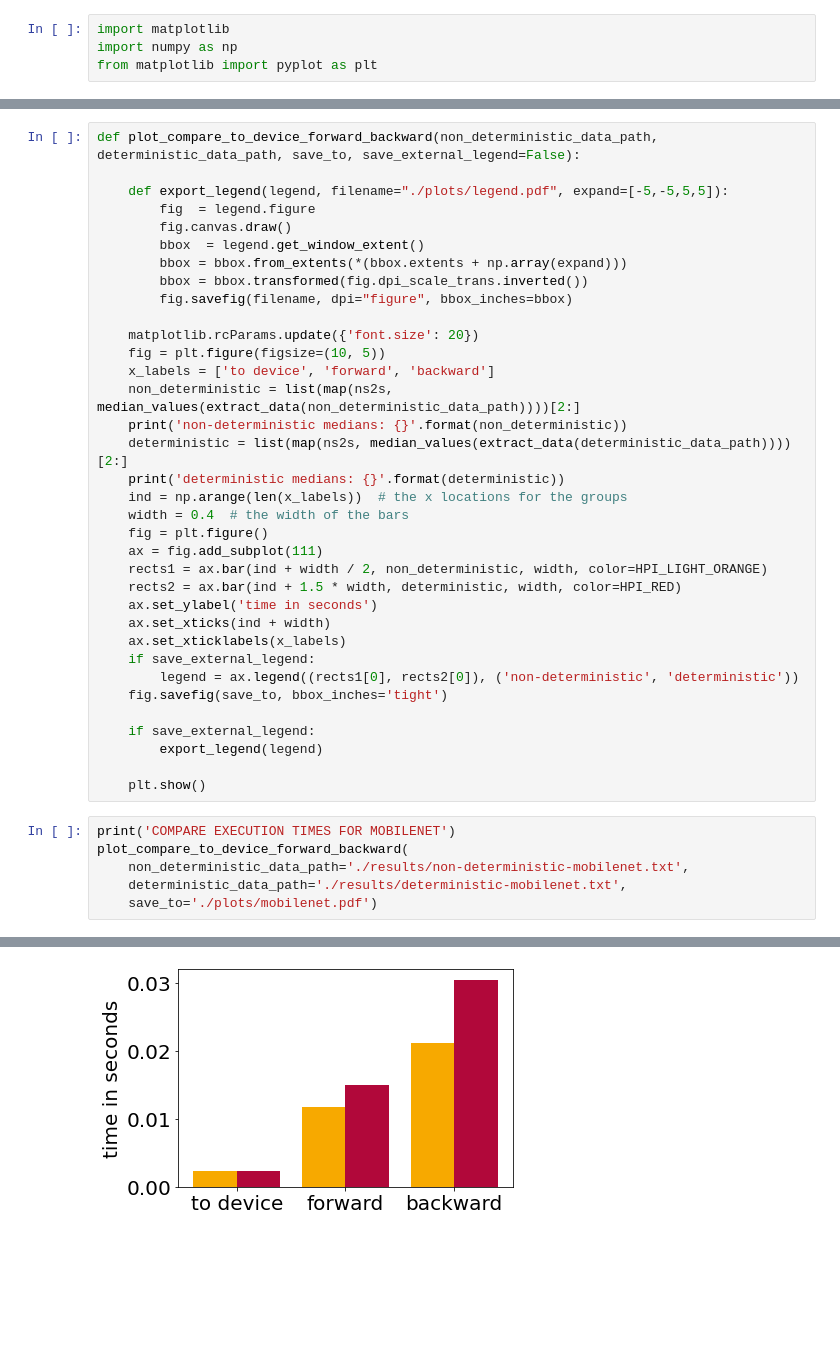
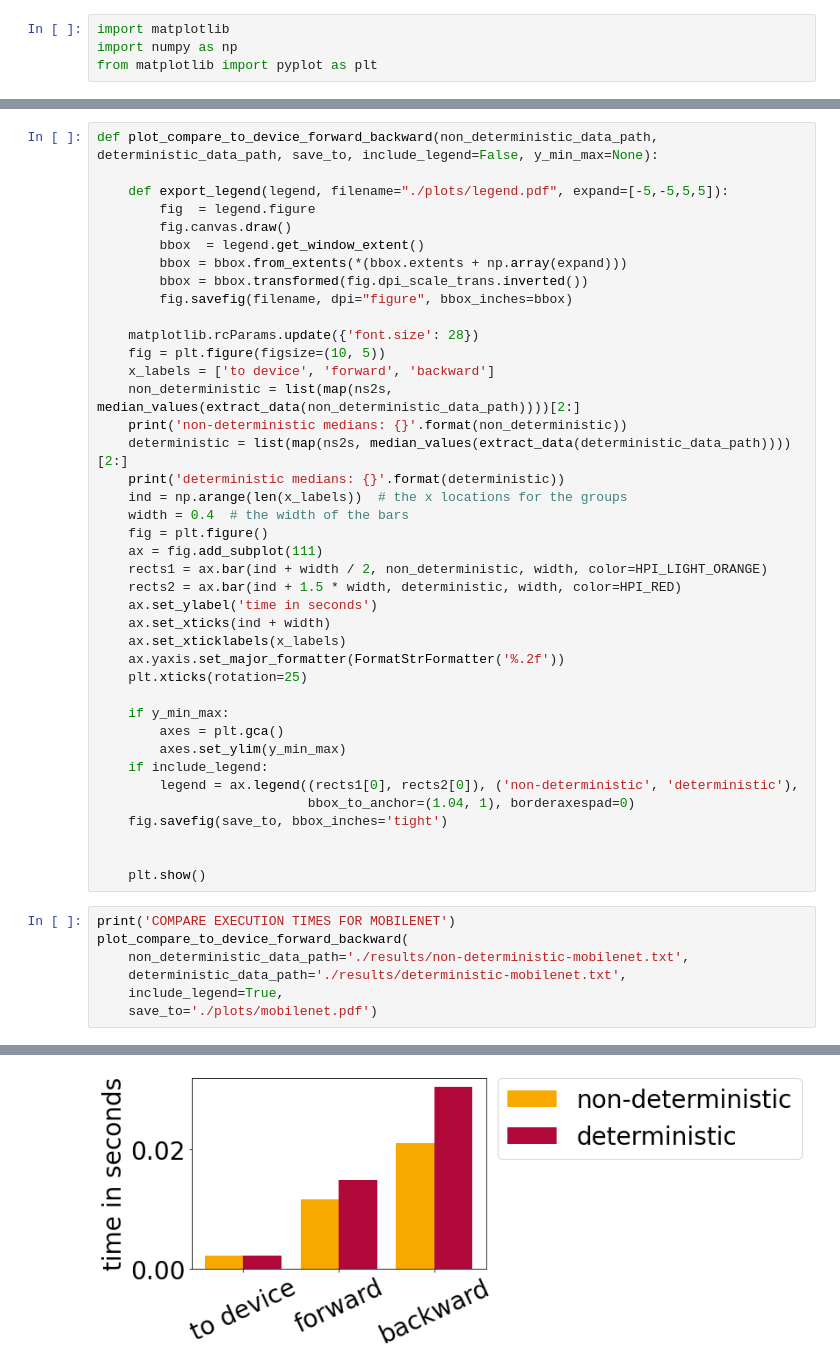
Before and after one commit to slin96/master-thesis, a Jupyter notebook: experiments/deterministic-runtime/plots.ipynb, the cells around one changed output, grey strips where cells are left out. Cells and saved outputs as stored; diff of their text form; blank space fills up the shorter version.

Commit message:
adjusted determ plots

```diff
--- a/experiments/deterministic-runtime/plots.ipynb
+++ b/experiments/deterministic-runtime/plots.ipynb
@@ -9,7 +11,7 @@ HPI_ORANGE = '#DE6207'
 HPI_LIGHT_ORANGE = '#F7A900'
 HPI_RED = '#B1083A'
 # %%
-def plot_compare_to_device_forward_backward(non_deterministic_data_path, deterministic_data_path, save_to, save_external_legend=False):
+def plot_compare_to_device_forward_backward(non_deterministic_data_path, deterministic_data_path, save_to, include_legend=False, y_min_max=None):
 
     def export_legend(legend, filename="./plots/legend.pdf", expand=[-5,-5,5,5]):
         fig  = legend.figure
@@ -19,7 +21,7 @@ def plot_compare_to_device_forward_backward(non_deterministic_data_path, determi
         bbox = bbox.transformed(fig.dpi_scale_trans.inverted())
         fig.savefig(filename, dpi="figure", bbox_inches=bbox)
 
-    matplotlib.rcParams.update({'font.size': 20})
+    matplotlib.rcParams.update({'font.size': 28})
     fig = plt.figure(figsize=(10, 5))
     x_labels = ['to device', 'forward', 'backward']
     non_deterministic = list(map(ns2s, median_values(extract_data(non_deterministic_data_path))))[2:]
@@ -35,26 +37,32 @@ def plot_compare_to_device_forward_backward(non_deterministic_data_path, determi
     ax.set_ylabel('time in seconds')
     ax.set_xticks(ind + width)
     ax.set_xticklabels(x_labels)
-    if save_external_legend:
-        legend = ax.legend((rects1[0], rects2[0]), ('non-deterministic', 'deterministic'))
+    ax.yaxis.set_major_formatter(FormatStrFormatter('%.2f'))
+    plt.xticks(rotation=25)
+
+    if y_min_max:
+        axes = plt.gca()
+        axes.set_ylim(y_min_max)
+    if include_legend:
+        legend = ax.legend((rects1[0], rects2[0]), ('non-deterministic', 'deterministic'),
+                           bbox_to_anchor=(1.04, 1), borderaxespad=0)
     fig.savefig(save_to, bbox_inches='tight')
 
-    if save_external_legend:
-        export_legend(legend)
 
     plt.show()
 # %%
 print('COMPARE EXECUTION TIMES FOR MOBILENET')
 plot_compare_to_device_forward_backward(
     non_deterministic_data_path='./results/non-deterministic-mobilenet.txt',
     deterministic_data_path='./results/deterministic-mobilenet.txt',
+    include_legend=True,
     save_to='./plots/mobilenet.pdf')
 # %% [output]
 COMPARE EXECUTION TIMES FOR MOBILENET
 non-deterministic medians: [0.002261889, 0.011689238000000001, 0.021085134000000002]
 deterministic medians: [0.0022556475, 0.014950329000000002, 0.030422775000000003]
 <Figure size 720x360 with 0 Axes>
-[figure, old version]
+[figure, new version]
 # %%
 print('COMPARE EXECUTION TIMES FOR GOOGLENET')
 plot_compare_to_device_forward_backward(
```
Also changed, not shown: parts of 6 cells of this notebook, 8 other files.
